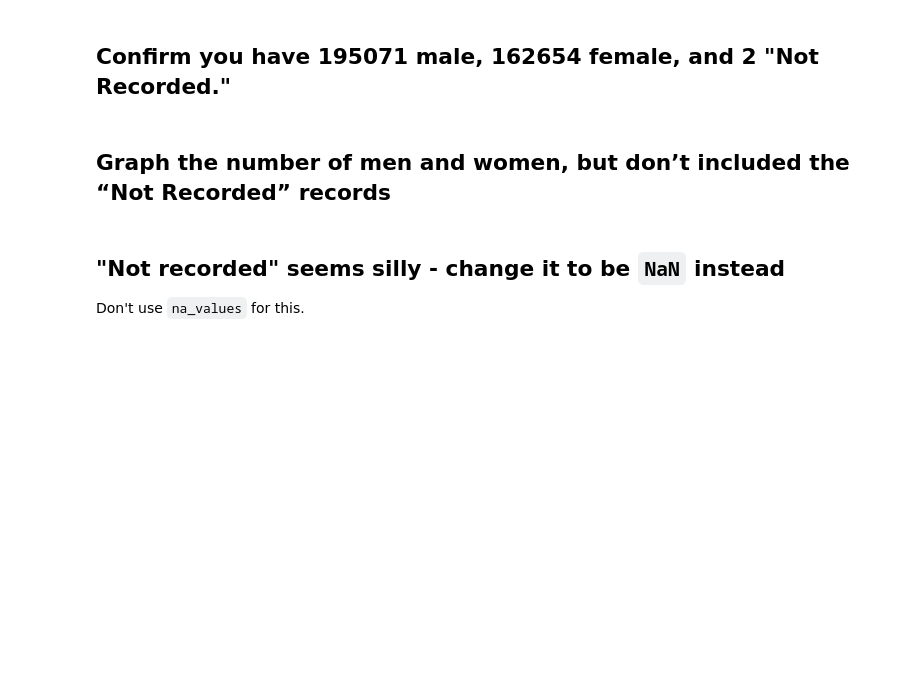
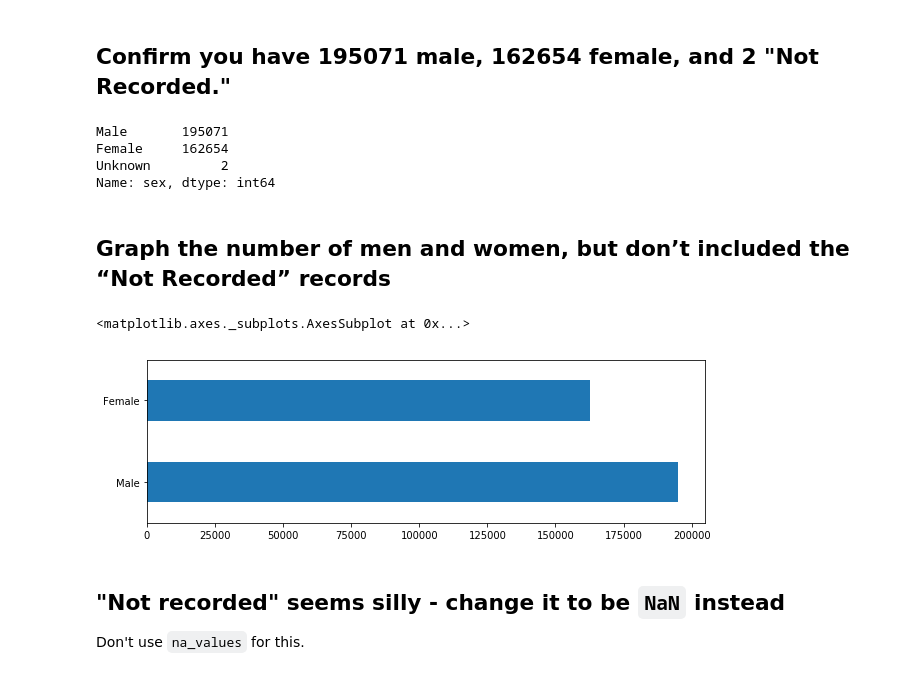
Before and after one commit to simon-pinkmartini/foundations, a Jupyter notebook: class-09/NEISS - Question Set C.ipynb, the cells around one changed output. Cells and saved outputs as stored; diff of their text form; code cells hidden in the pictures; blank space fills up the shorter version.

```diff
--- a/class-09/NEISS - Question Set C.ipynb
+++ b/class-09/NEISS - Question Set C.ipynb
@@ -32,0 +38,2 @@ Some of the lines just **aren't formatted correctly**. Maybe we can avoid those?
+# %%
+df = pd.read_csv("nss15.tsv", sep="\t", error_bad_lines=False)
@@ -46,10 +114,26 @@ Take a look at the **sex** column. How many rows of each sex are there?
 Those numbers are terrible - codes are fine for storage but not really for reading. **Replace the numbers with the  words they stand for.**
 
 Refer to page 7 of the column definitions file.
+# %%
+df.sex.replace(2, "Female", inplace=True)
+df.sex.replace(1, "Male", inplace=True)
+df.sex.replace(0, "Unknown", inplace=True)
 # %% [markdown]
 ## Confirm you have 195071 male, 162654 female, and 2 "Not Recorded."
+# %%
+df.sex.value_counts()
+# %% [output]
+Male       195071
+Female     162654
+Unknown         2
+Name: sex, dtype: int64
 # %% [markdown]
 ## Graph the number of men and women, but don’t included the “Not Recorded” records
+# %%
+df[df.sex != "Unknown"].sex.value_counts().plot(kind="barh", figsize=(10,3))
+# %% [output]
+<matplotlib.axes._subplots.AxesSubplot at 0x...>
+[figure, added]
 # %% [markdown]
 ## "Not recorded" seems silly - change it to be `NaN` instead
 
```
Also changed, not shown: parts of 37 cells of this notebook, 13 other files.
